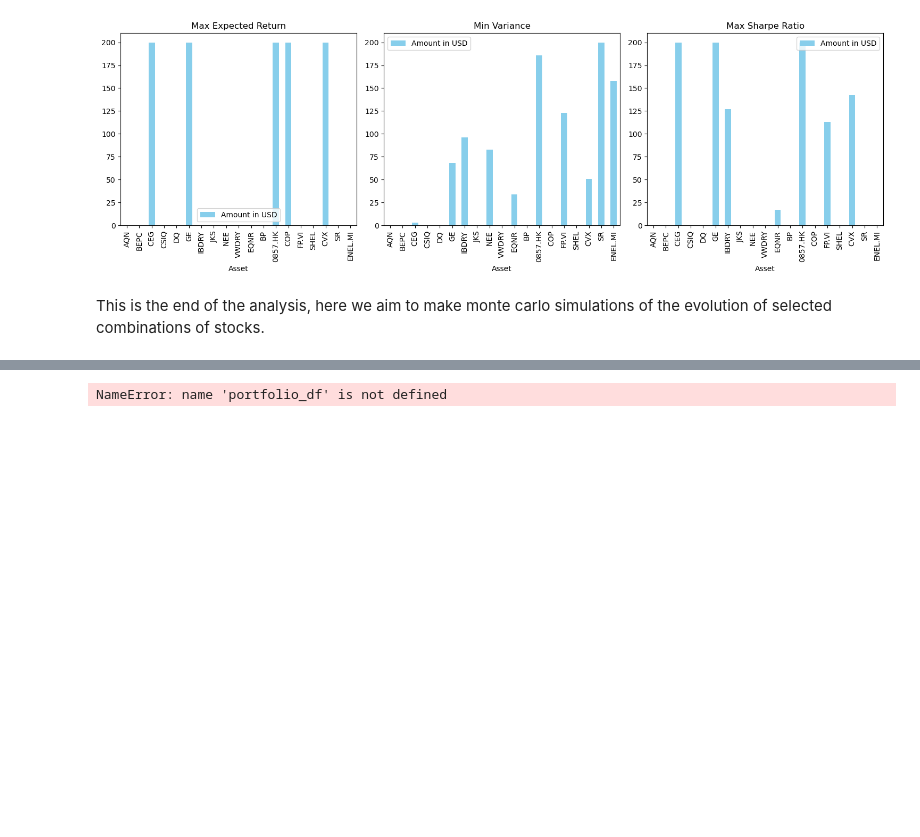
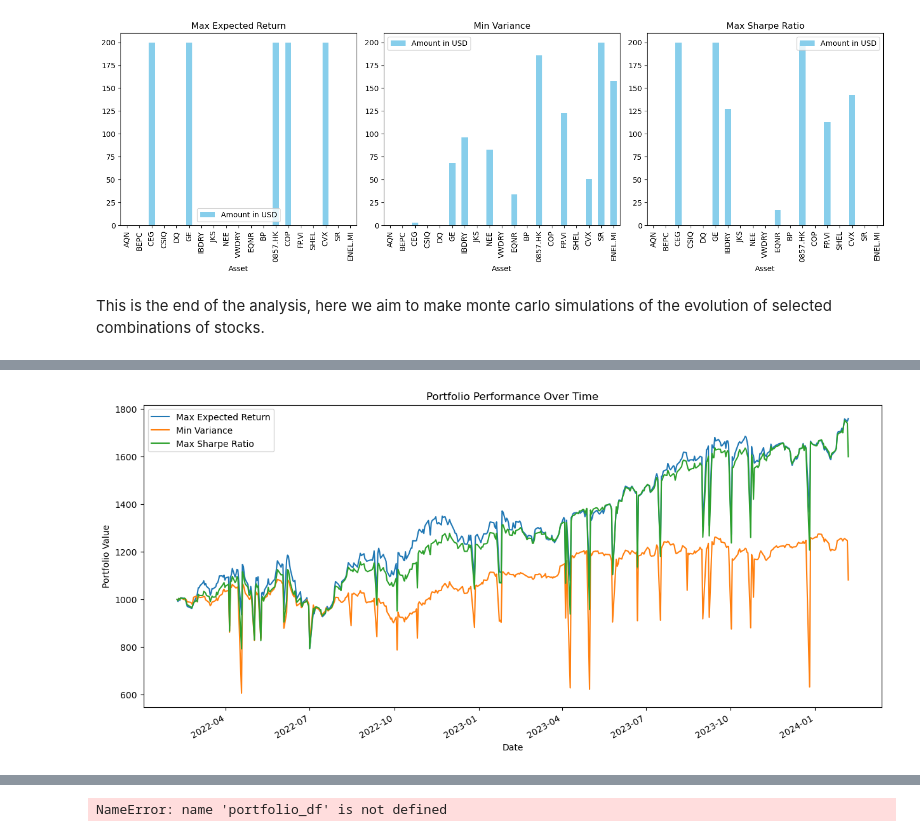
Before and after one commit to rezimarie/Python_Final_project, a Jupyter notebook: Portfolio selection and Analysis (1).ipynb, the cells around one changed output, grey strips where cells are left out. Cells and saved outputs as stored; diff of their text form; code cells hidden in the pictures; blank space fills up the shorter version.

```diff
--- a/Portfolio selection and Analysis (1).ipynb
+++ b/Portfolio selection and Analysis (1).ipynb
@@ -358,0 +373,23 @@ This is the end of the analysis, here we aim to  make monte carlo simulations of
+# %%
+# Calculate the number of shares for each stock in the portfolio for each strategy
+shares_max_exp_return = optimal_weights_max_exp_return * invested_amount / adj_close_df.iloc[0]
+shares_min_variance = optimal_weights_min_variance * invested_amount / adj_close_df.iloc[0]
+shares_max_sharpe = optimal_weights_max_sharpe * invested_amount / adj_close_df.iloc[0]
+
+# Calculate the portfolio value over time for each strategy
+portfolio_value_max_exp_return = (adj_close_df * shares_max_exp_return).sum(axis=1)
+portfolio_value_min_variance = (adj_close_df * shares_min_variance).sum(axis=1)
+portfolio_value_max_sharpe = (adj_close_df * shares_max_sharpe).sum(axis=1)
+
+# Plot the portfolio values over time
+plt.figure(figsize=(15, 7))
+portfolio_value_max_exp_return.plot(label='Max Expected Return')
+portfolio_value_min_variance.plot(label='Min Variance')
+portfolio_value_max_sharpe.plot(label='Max Sharpe Ratio')
+plt.title('Portfolio Performance Over Time')
+plt.xlabel('Date')
+plt.ylabel('Portfolio Value')
+plt.legend()
+plt.show()
+# %% [output]
+[figure, added]
```
Also changed, not shown: parts of 6 cells of this notebook.
